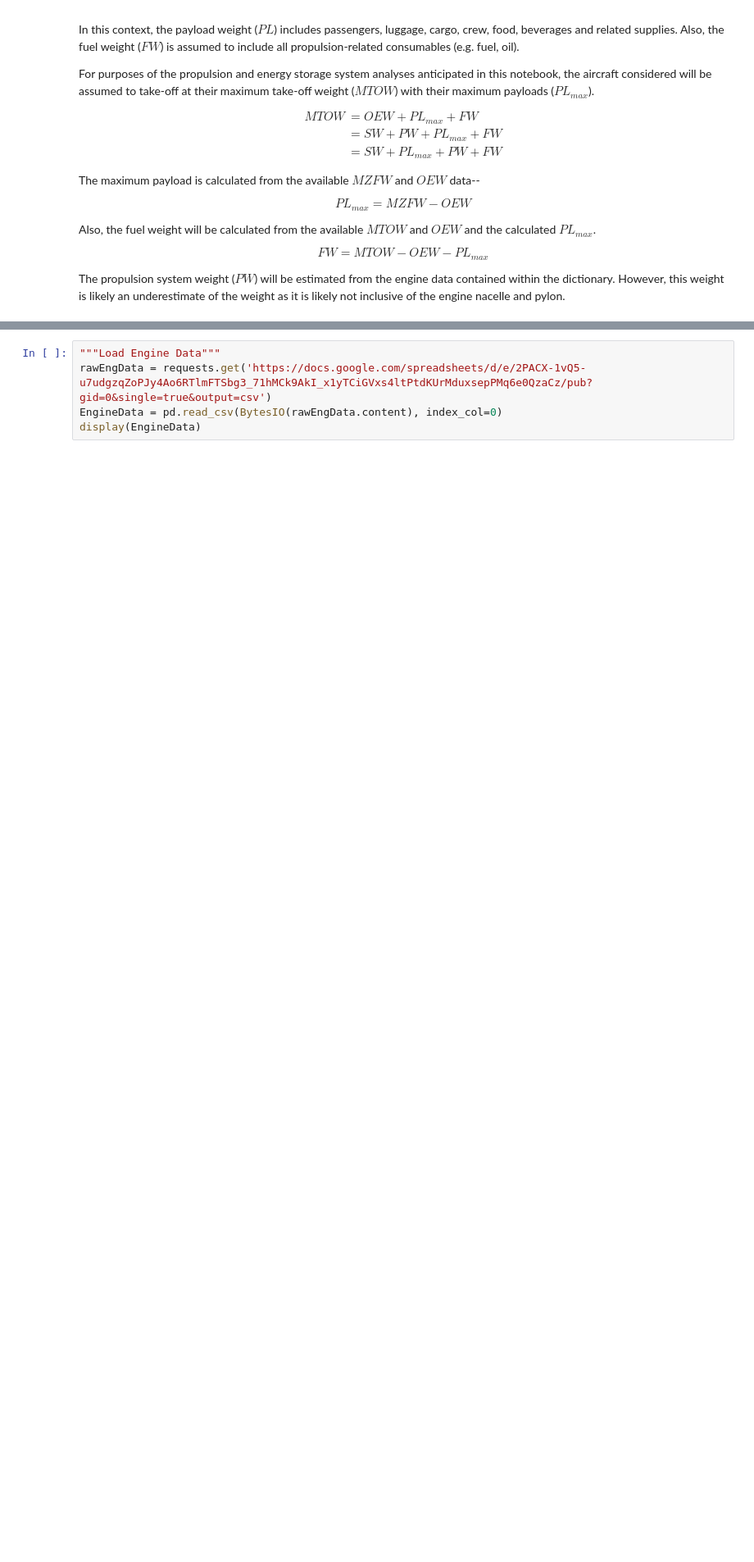
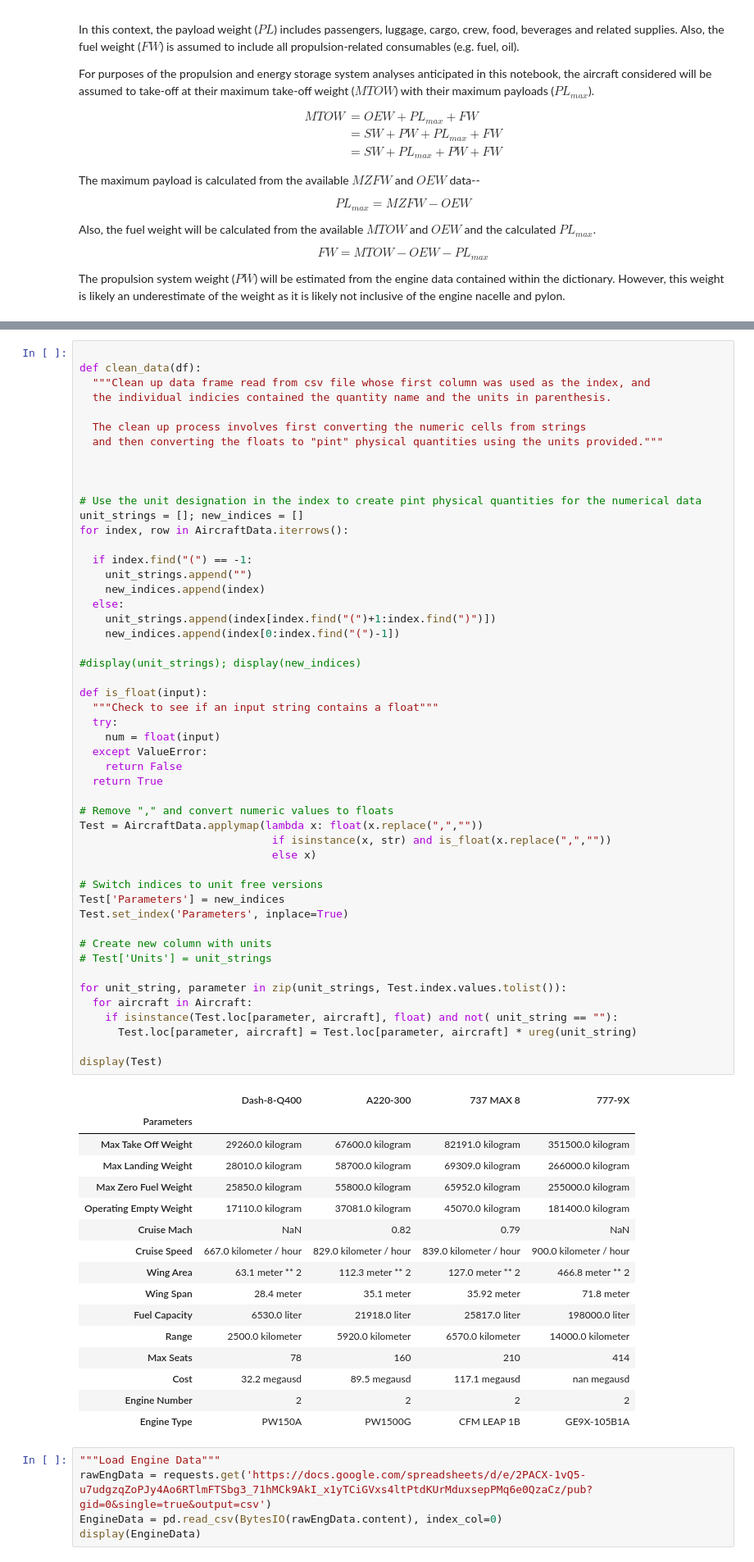
Before and after one commit to davetew/Zero-Carbon-Aviation, a Jupyter notebook: Zero_Carbon_Aircraft.ipynb, the cells around one changed output, grey strips where cells are left out. Shown at 82% size. Drawn from its saved outputs; the diff is of its cells as text; blank space fills up the shorter version.

```diff
--- a/Zero_Carbon_Aircraft.ipynb
+++ b/Zero_Carbon_Aircraft.ipynb
@@ -360,5 +352,72 @@ display(AircraftData)
 | Engine Number | 2 | 2 | 2 | 2 |
 | Engine Type | PW150A | PW1500G | CFM LEAP 1B | GE9X-105B1A |
+# %%
+
+def clean_data(df):
+  """Clean up data frame read from csv file whose first column was used as the index, and
+  the individual indicies contained the quantity name and the units in parenthesis.
+
+  The clean up process involves first converting the numeric cells from strings
+  and then converting the floats to "pint" physical quantities using the units provided."""
+
+
+
+# Use the unit designation in the index to create pint physical quantities for the numerical data
+unit_strings = []; new_indices = []
+for index, row in AircraftData.iterrows():
+
+  if index.find("(") == -1:
+    unit_strings.append("")
+    new_indices.append(index)
+  else:
+    unit_strings.append(index[index.find("(")+1:index.find(")")])
+    new_indices.append(index[0:index.find("(")-1])
+
+#display(unit_strings); display(new_indices)
+
+def is_float(input):
+  """Check to see if an input string contains a float"""
+  try:
+    num = float(input)
+  except ValueError:
+    return False
+  return True
+
+# Remove "," and convert numeric values to floats
+Test = AircraftData.applymap(lambda x: float(x.replace(",",""))
+                              if isinstance(x, str) and is_float(x.replace(",",""))
+                              else x)
+
+# Switch indices to unit free versions
+Test['Parameters'] = new_indices
+Test.set_index('Parameters', inplace=True)
+
+# Create new column with units
+# Test['Units'] = unit_strings
+
+for unit_string, parameter in zip(unit_strings, Test.index.values.tolist()):
+  for aircraft in Aircraft:
+    if isinstance(Test.loc[parameter, aircraft], float) and not( unit_string == ""):
+      Test.loc[parameter, aircraft] = Test.loc[parameter, aircraft] * ureg(unit_string)
+
+display(Test)
+# %% [output]
+|  | Dash-8-Q400 | A220-300 | 737 MAX 8 | 777-9X |
+| Parameters |  |  |  |  |
+| Max Take Off Weight | 29260.0 kilogram | 67600.0 kilogram | 82191.0 kilogram | 351500.0 kilogram |
+| Max Landing Weight | 28010.0 kilogram | 58700.0 kilogram | 69309.0 kilogram | 266000.0 kilogram |
+| Max Zero Fuel Weight | 25850.0 kilogram | 55800.0 kilogram | 65952.0 kilogram | 255000.0 kilogram |
+| Operating Empty Weight | 17110.0 kilogram | 37081.0 kilogram | 45070.0 kilogram | 181400.0 kilogram |
+| Cruise Mach | NaN | 0.82 | 0.79 | NaN |
+| Cruise Speed | 667.0 kilometer / hour | 829.0 kilometer / hour | 839.0 kilometer / hour | 900.0 kilometer / hour |
+| Wing Area | 63.1 meter ** 2 | 112.3 meter ** 2 | 127.0 meter ** 2 | 466.8 meter ** 2 |
+| Wing Span | 28.4 meter | 35.1 meter | 35.92 meter | 71.8 meter |
+| Fuel Capacity | 6530.0 liter | 21918.0 liter | 25817.0 liter | 198000.0 liter |
+| Range | 2500.0 kilometer | 5920.0 kilometer | 6570.0 kilometer | 14000.0 kilometer |
+| Max Seats | 78 | 160 | 210 | 414 |
+| Cost | 32.2 megausd | 89.5 megausd | 117.1 megausd | nan megausd |
+| Engine Number | 2 | 2 | 2 | 2 |
+| Engine Type | PW150A | PW1500G | CFM LEAP 1B | GE9X-105B1A |
 # %%
 """Load Engine Data"""
 rawEngData = requests.get('https://docs.google.com/spreadsheets/d/e/2PACX-1vQ5-u7udgzqZoPJy4Ao6RTlmFTSbg3_71hMCk9AkI_x1yTCiGVxs4ltPtdKUrMduxsepPMq6e0QzaCz/pub?gid=0&single=true&output=csv')
```
Also changed, not shown: parts of 3 cells of this notebook.
